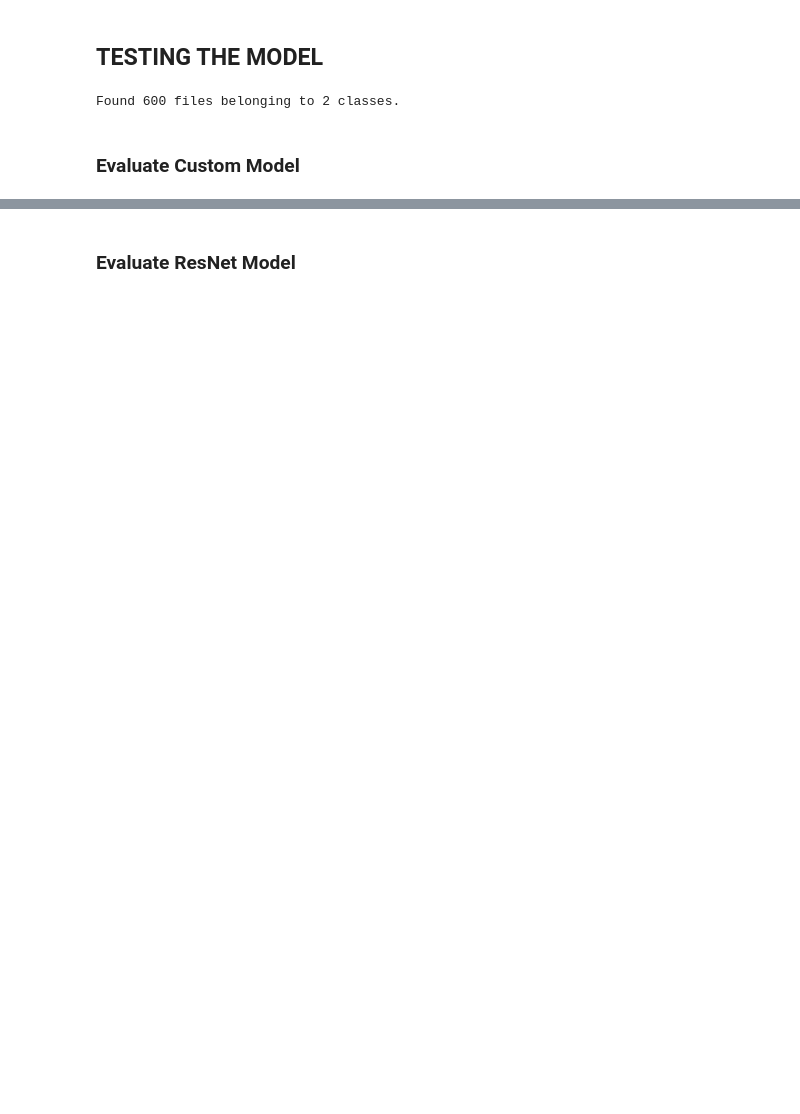
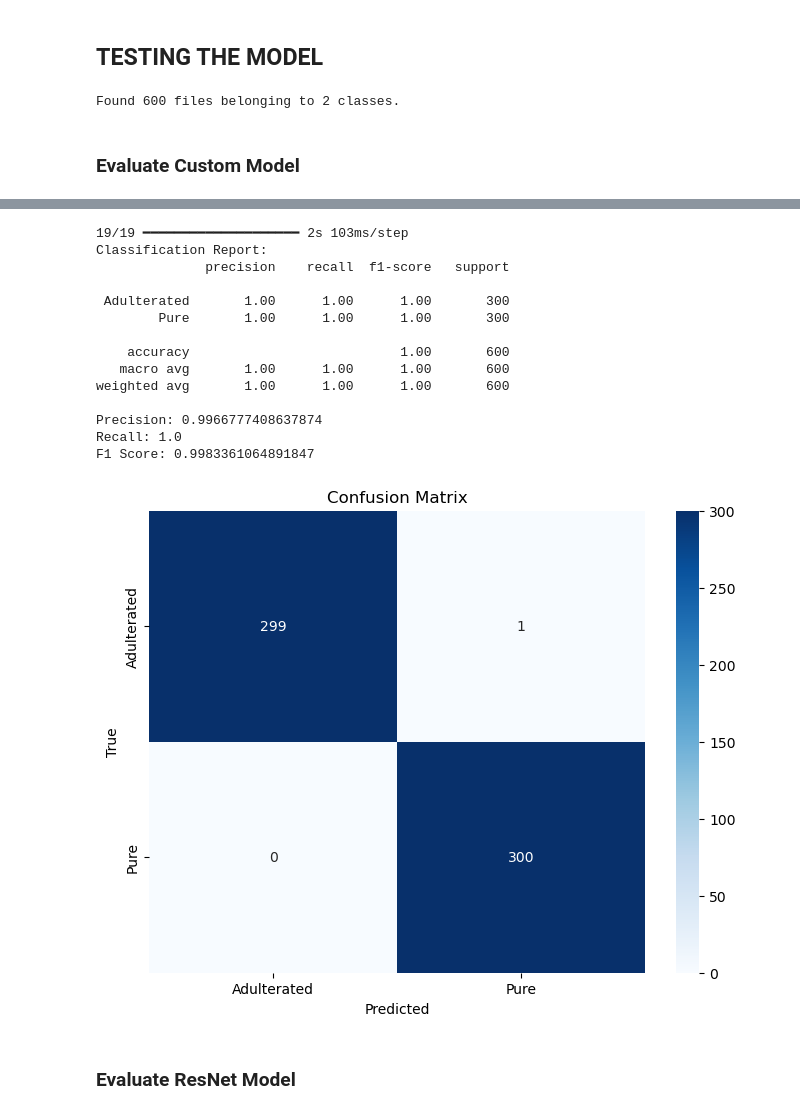
Before and after one commit to buggernut04/Thesis_Project_Feed_Classification, a Jupyter notebook: main.ipynb, the cells around one changed output, grey strips where cells are left out. Cells and saved outputs as stored; diff of their text form; code cells hidden in the pictures; blank space fills up the shorter version.

```diff
--- a/main.ipynb
+++ b/main.ipynb
@@ -748,9 +375,10 @@ plt.show()
 # Rice Bran
 #test_dir = '/mnt/c/Users/Room201B/Documents/Salem - Thesis/Dataset/Rice Bran/Testing/Set 3'
 #test_dir = '/mnt/c/Users/Room201B/Documents/Salem - Thesis/Dataset/Rice Bran/Testing/Set 2'
+test_dir = '/mnt/c/Users/Room201B/Documents/Salem - Thesis/Dataset/Rice Bran/Testing/Set 4'
 
 # Soybean Meal
-test_dir = '/mnt/c/Users/Room201B/Documents/Salem - Thesis/Dataset/Soybean Meal/Testing/Set 2'
+#test_dir = '/mnt/c/Users/Room201B/Documents/Salem - Thesis/Dataset/Soybean Meal/Testing/Set 2'
 #test_dir = '/mnt/c/Users/Room201B/Documents/Salem - Thesis/Dataset/Soybean Meal/Testing/Set 1'
 
 # Corn
@@ -770,13 +398,13 @@ Found 600 files belonging to 2 classes.
 ### Evaluate Custom Model
 # %%
 # Evaluate the model on the test dataset
-test_loss, test_accuracy = custom_model.evaluate(test_ds)
+test_loss, test_accuracy = custom_rb_model.evaluate(test_ds)
 print(f'Test Loss: {test_loss}')
 print(f'Test Accuracy: {test_accuracy}')
 
 # Generate predictions
 y_true = np.concatenate([y for x, y in test_ds], axis=0)
-y_pred = custom_model.predict(test_ds)
+y_pred = custom_rb_model.predict(test_ds)
 y_pred = (y_pred > 0.5).astype(int)  # For binary classification
 
 # Compute evaluation metrics
@@ -801,3 +429,4 @@ plt.xlabel('Predicted')
 plt.ylabel('True')
 plt.title('Confusion Matrix')
 plt.show()
+# %% [output]
@@ -804,3 +437,18 @@ plt.show()
+19/19 ━━━━━━━━━━━━━━━━━━━━ 2s 103ms/step
+Classification Report:
+              precision    recall  f1-score   support
+
+ Adulterated       1.00      1.00      1.00       300
+        Pure       1.00      1.00      1.00       300
+
+    accuracy                           1.00       600
+   macro avg       1.00      1.00      1.00       600
+weighted avg       1.00      1.00      1.00       600
+
+Precision: 0.9966777408637874
+Recall: 1.0
+F1 Score: 0.9983361064891847
+[figure, added]
 # %% [markdown]
 ### Evaluate ResNet Model
 # %%
```
Also changed, not shown: parts of 41 cells of this notebook, 3 other files.
